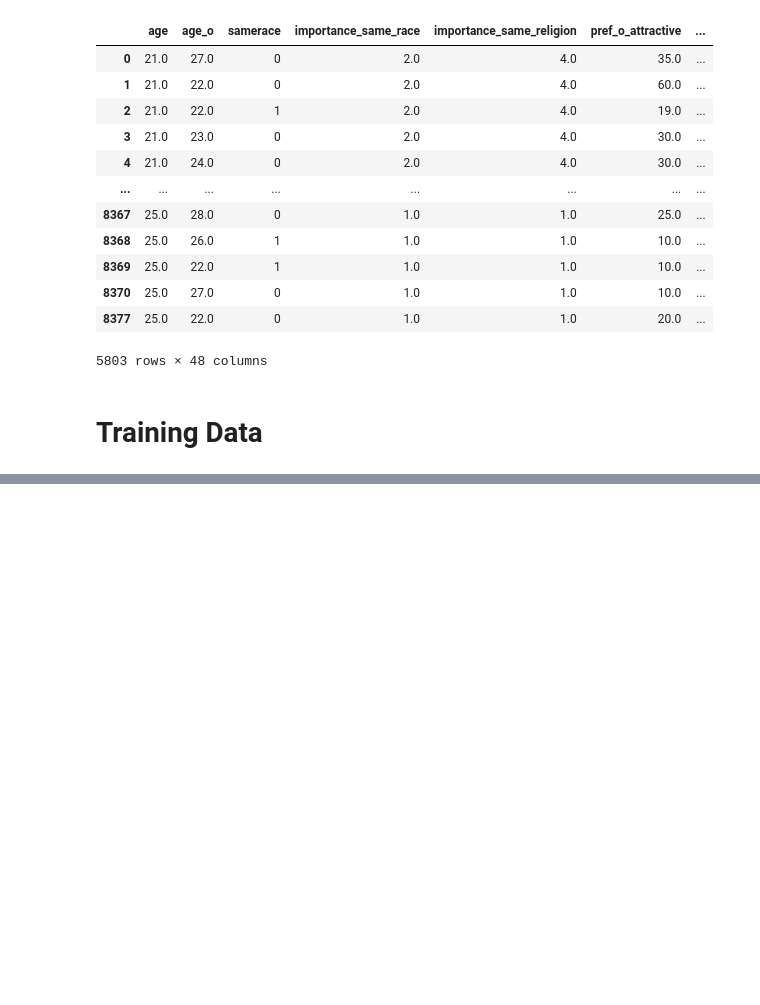
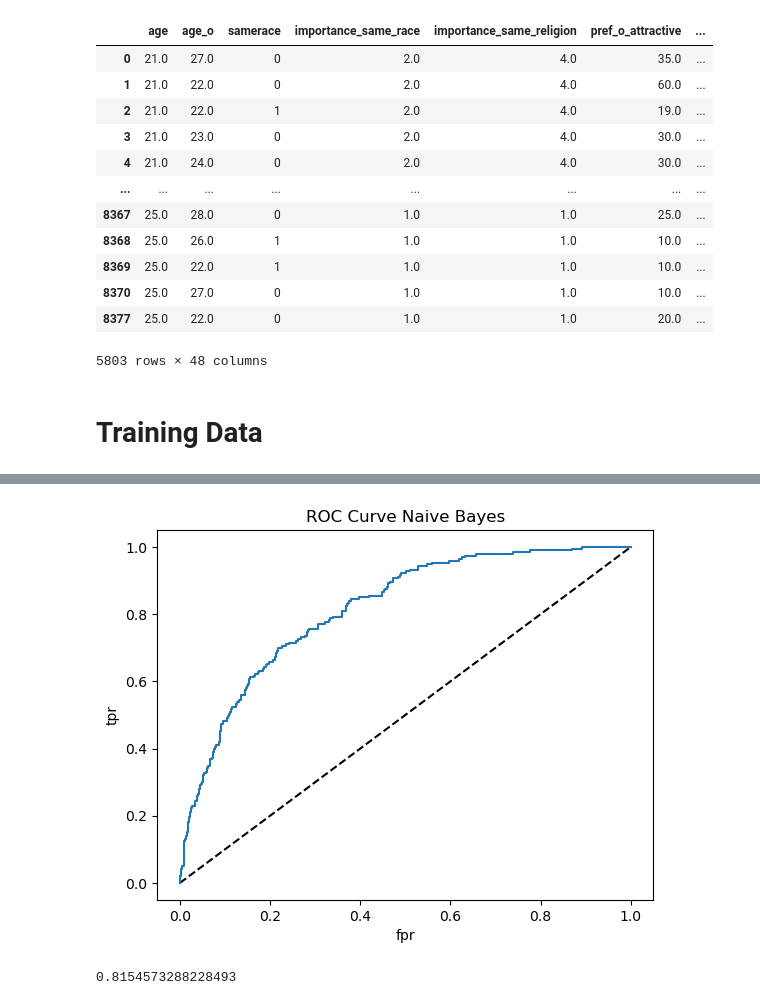
Before and after one commit to Antoni582/ML_final_project, a Jupyter notebook: final_project.ipynb, the cells around one changed output, grey strips where cells are left out. Saved outputs shown, nothing was run; the diff lists cells and outputs as text; code cells hidden in the pictures; blank space fills up the shorter version.

Commit message:
naive bayes

```diff
--- a/final_project.ipynb
+++ b/final_project.ipynb
@@ -251,0 +256,20 @@ data
+# %%
+from sklearn.naive_bayes import GaussianNB
+from sklearn.metrics import roc_auc_score
+from sklearn.preprocessing import StandardScaler
+from sklearn.decomposition import PCA
+from sklearn.pipeline import Pipeline
+from sklearn.model_selection import cross_val_score
+
+naive_bayes_data = data
+
+class_labels = naive_bayes_data['match']
+attributes = naive_bayes_data.drop(['match'],axis=1)
+scaler = StandardScaler()
+pca = PCA()
+naive_bayes = GaussianNB()
+pipe = Pipeline(steps=[('scaler', scaler), ('pca', pca), ('GaussianNB', naive_bayes)])
+scores = cross_val_score(pipe, attributes, class_labels, cv=10)
+print("Accuracy:", scores.mean()*100)
+
+#Our accuracy is relatively high
@@ -251,0 +302,30 @@ data
+# %%
+from sklearn.model_selection import train_test_split
+from sklearn import metrics
+import numpy as np
+
+fpr, tpr = [], []
+clf = GaussianNB()
+X_train, X_test, y_train, y_test = train_test_split(attributes, class_labels, test_size=0.20)
+clf = clf.fit(X_train, y_train)
+pred = clf.predict_proba(X_test)
+fpr, tpr, thresholds = metrics.roc_curve(y_test, pred[:, 1])
+
+
+plt.plot([0,1],[0,1],'k--')
+plt.plot(fpr, tpr, label='NB')
+plt.xlabel('fpr')
+plt.ylabel('tpr')
+plt.title('ROC Curve Naive Bayes')
+plt.show()
+
+print(roc_auc_score(y_test, pred[:, 1]))
+
+#Based on the shape of the ROC curve, we see that Naive Bayes yielded a relatively high TPR and a relatively low FPR,
+#therefore, based on this perspective, we can see that Naive Bayes is a suitable classifier for this model.
+
+#However, if you use both precision and ROC curve to evaluate this classifier, we see that the actual process of
+# deciding whether Naive Bayes is effective in this case is quite nuanced.
+# %% [output]
+[figure, added]
+0.8154573288228493
```
Also changed, not shown: parts of 7 cells of this notebook.
